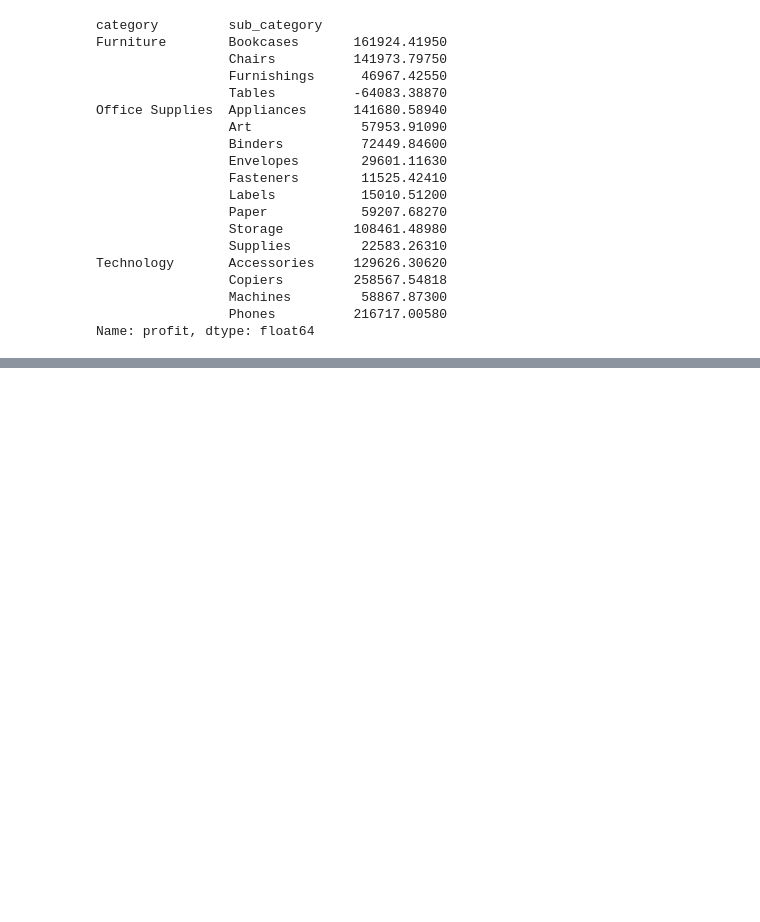
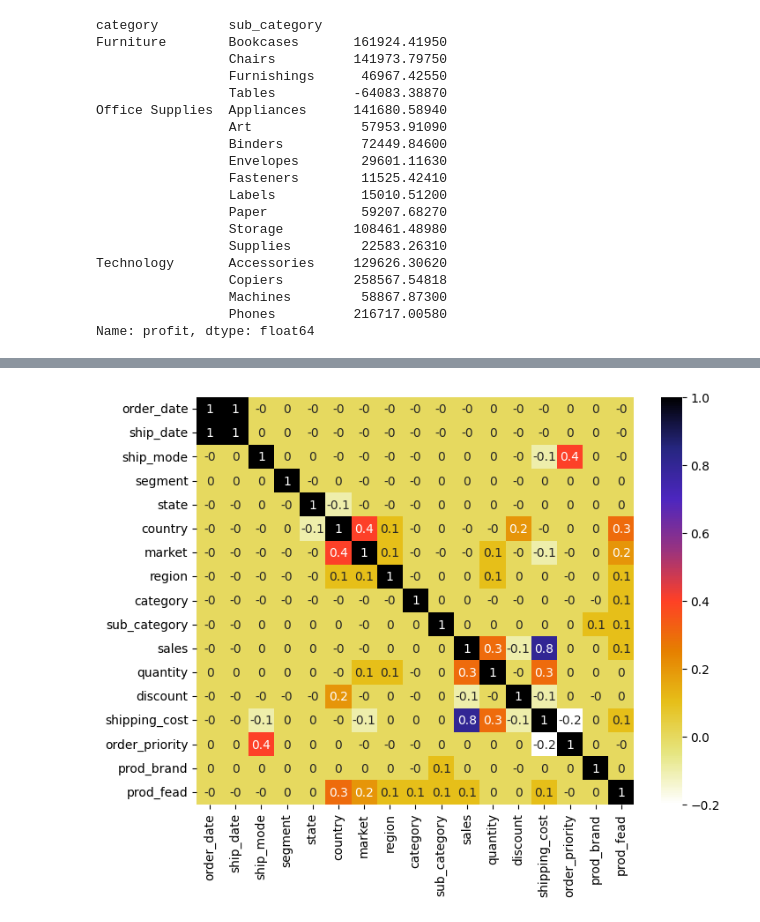
Before and after one commit to markus-bcit/term4, a Jupyter notebook: ACIT-4880-Introduction-to-Data-Analytics/week4/Lab-3-Lecture.ipynb, the cells around one changed output, grey strips where cells are left out. Drawn from its saved outputs; the diff is of its cells as text; code cells hidden in the pictures; blank space fills up the shorter version.

```diff
--- a/ACIT-4880-Introduction-to-Data-Analytics/week4/Lab-3-Lecture.ipynb
+++ b/ACIT-4880-Introduction-to-Data-Analytics/week4/Lab-3-Lecture.ipynb
@@ -304,0 +319,3 @@ Name: profit, dtype: float64
+# %%
+clean_df = df.drop(['order_id','customer_name', 'product_name', 'product_id', 'year'], axis=1)
+clean_df
@@ -304,0 +336,17 @@ Name: profit, dtype: float64
+# %%
+from sklearn.preprocessing import LabelEncoder
+
+le = LabelEncoder()
+
+clean_df['segment'] = le.fit_transform(clean_df['segment'])
+clean_df['ship_mode'] = le.fit_transform(clean_df['ship_mode'])
+clean_df['state'] = le.fit_transform(clean_df['state'])
+clean_df['country'] = le.fit_transform(clean_df['country'])
+clean_df['market'] = le.fit_transform(clean_df['market'])
+clean_df['region'] = le.fit_transform(clean_df['region'])
+clean_df['category'] = le.fit_transform(clean_df['category'])
+clean_df['sub_category'] = le.fit_transform(clean_df['sub_category'])
+clean_df['order_priority'] = le.fit_transform(clean_df['order_priority'])
+clean_df['prod_fead'] = le.fit_transform(clean_df['prod_fead'])
+clean_df['prod_brand'] = le.fit_transform(clean_df['prod_brand'])
+clean_df
@@ -304,0 +367,6 @@ Name: profit, dtype: float64
+# %%
+x = clean_df.drop('profit',axis=1)
+y = clean_df['profit']
+# %%
+cor = round(x.corr(),1)
+cor
@@ -304,0 +392,8 @@ Name: profit, dtype: float64
+# %%
+import seaborn as sns
+
+plt.figure(figsize = (8,6))
+sns.heatmap(cor, annot=True, cmap=plt.cm.CMRmap_r)
+plt.show()
+# %% [output]
+[figure, added]
```
Also changed, not shown: parts of 13 cells of this notebook, 5 other files.
